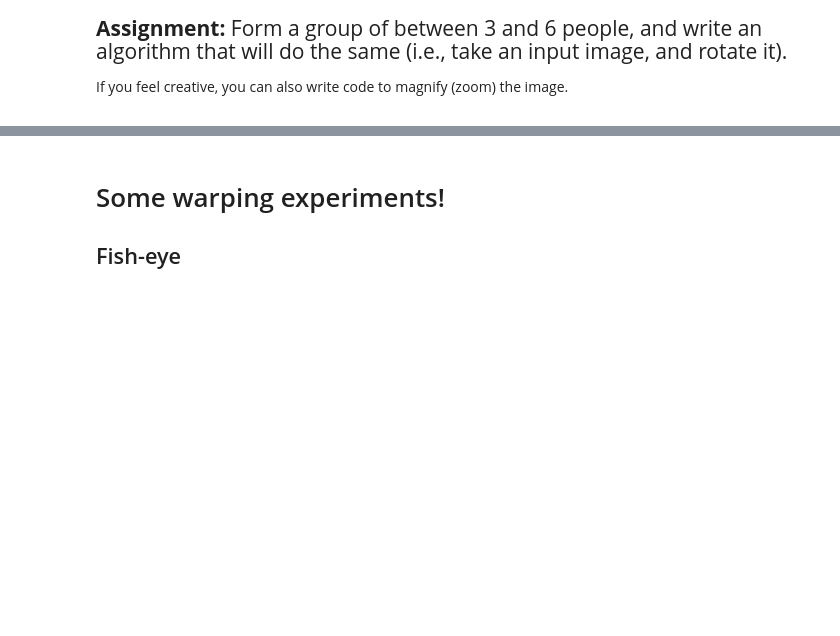
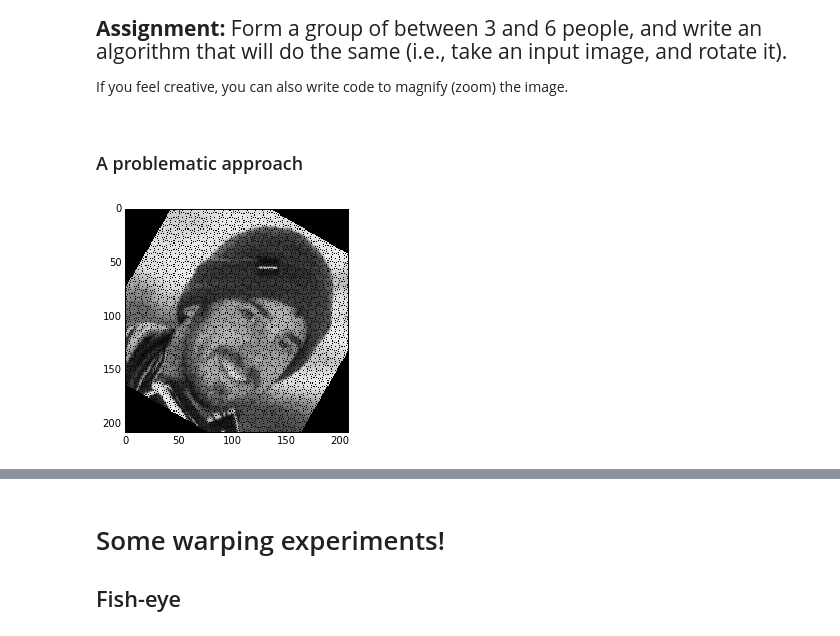
Before and after one commit to stefanv/aims2014, a Jupyter notebook: image_processing_intro.ipynb, the cells around one changed output, grey strips where cells are left out. Cells and saved outputs as stored; diff of their text form; code cells hidden in the pictures; blank space fills up the shorter version.

Commit message:
Image warping lecture updates

```diff
--- a/image_processing_intro.ipynb
+++ b/image_processing_intro.ipynb
@@ -445,3 +445,48 @@ do the same (i.e., take an input image, and rotate it).</span>
 If you feel creative, you can also write code to magnify (zoom) the image.
 
 <p></p>
+# %% [markdown]
+### A problematic approach
+# %%
+from skimage import color
+image = color.rgb2gray(plt.imread('images/stefan.jpg'))
+# %%
+def rotate(image, theta):
+    theta = np.deg2rad(theta)
+
+    height, width = image.shape[:2]
+    out = np.zeros_like(image)
+
+    centre_x, centre_y = width / 2., height / 2.
+
+    for x in range(width):
+        for y in range(height):
+
+            x_c = x - centre_x
+            y_c = y - centre_y
+
+            # Determine polar coordinate of pixel
+            radius = np.sqrt(x_c**2 + y_c**2)
+            angle = np.arctan2(y_c, x_c)
+
+            new_angle = angle + theta
+
+            new_x = radius * np.cos(new_angle)
+            new_y = radius * np.sin(new_angle)
+
+            new_x = new_x + centre_x
+            new_y = new_y + centre_y
+
+            if (new_x >= width) or (new_x < 0) or\
+               (new_y >= height) or (new_y < 0):
+                    continue
+            else:
+                out[new_y, new_x] = image[y, x]
+
+    return out
+
+rotated = rotate(image, 30)
+
+plt.imshow(rotated, cmap='gray', interpolation='nearest');
+# %% [output]
+[figure, added]
```
Also changed, not shown: parts of 5 cells of this notebook.
